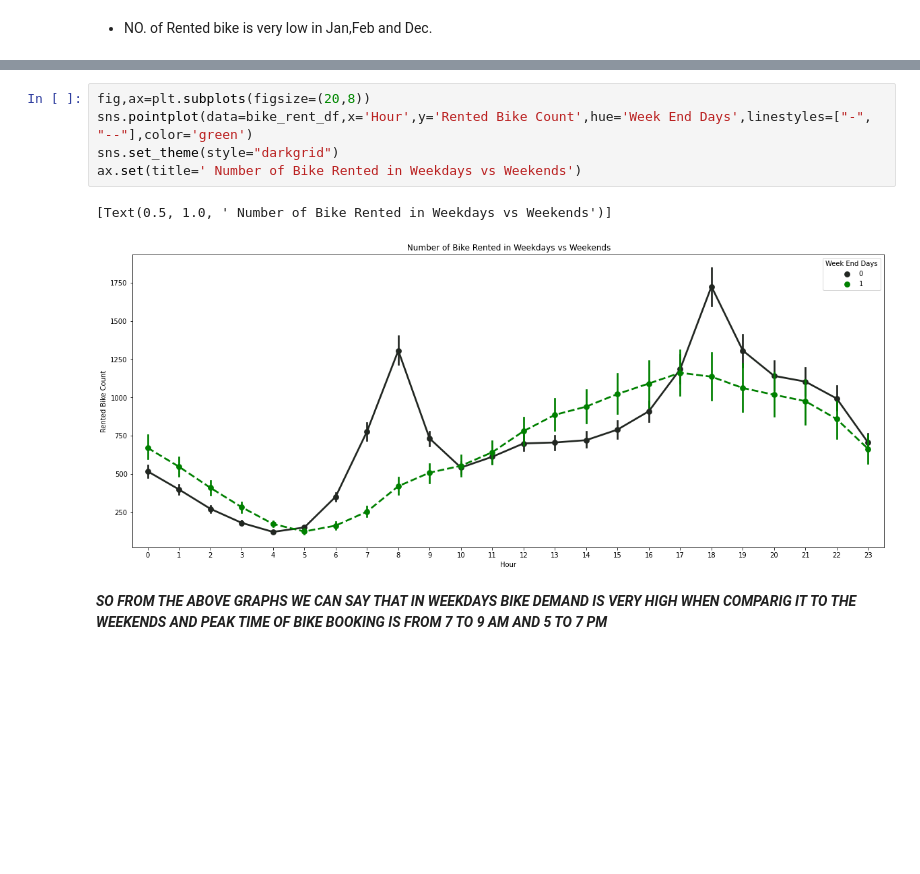
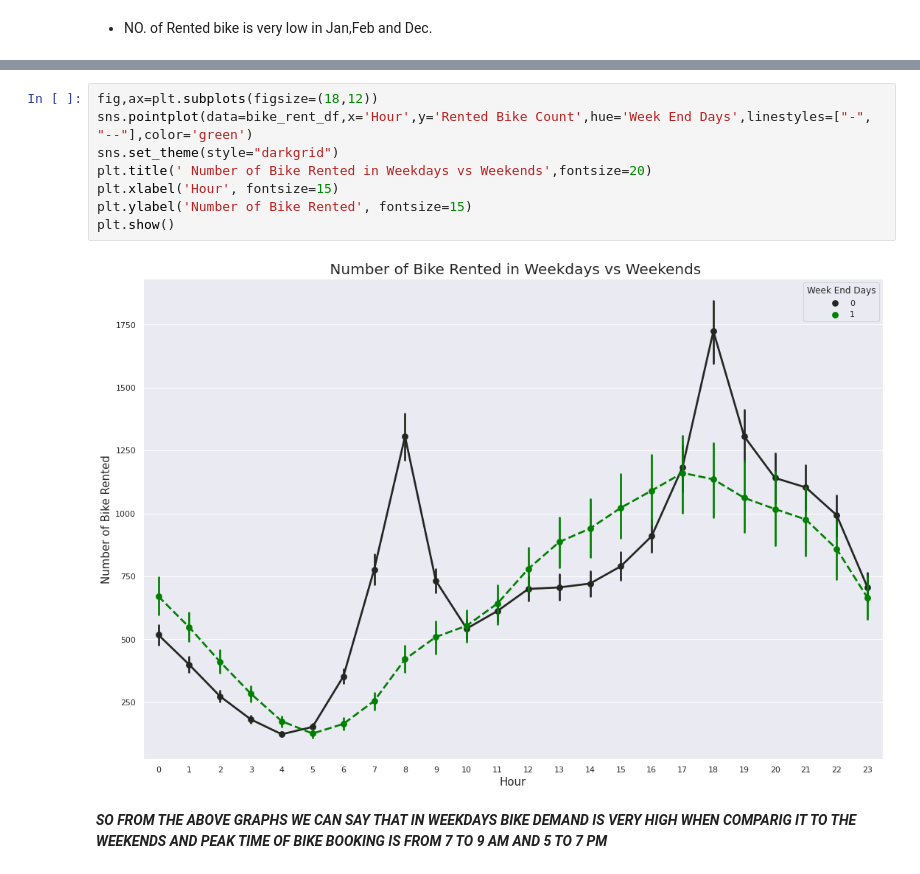
Before and after one commit to pratyushkumarrath/Bike-Sharing-Demand-Prediction, a Jupyter notebook: Bike_Sharing_Demand_Prediction_Capstone_Project.ipynb, the cells around one changed output, grey strips where cells are left out. Cells and saved outputs as stored; diff of their text form; blank space fills up the shorter version.

```diff
--- a/Bike_Sharing_Demand_Prediction_Capstone_Project.ipynb
+++ b/Bike_Sharing_Demand_Prediction_Capstone_Project.ipynb
@@ -391,13 +403,15 @@ plt.show()
 # %% [output]
 [figure]
 # %%
-fig,ax=plt.subplots(figsize=(20,8))
+fig,ax=plt.subplots(figsize=(18,12))
 sns.pointplot(data=bike_rent_df,x='Hour',y='Rented Bike Count',hue='Week End Days',linestyles=["-", "--"],color='green')
 sns.set_theme(style="darkgrid")
-ax.set(title=' Number of Bike Rented in Weekdays vs Weekends')
+plt.title(' Number of Bike Rented in Weekdays vs Weekends',fontsize=20)
+plt.xlabel('Hour', fontsize=15)
+plt.ylabel('Number of Bike Rented', fontsize=15)
+plt.show()
 # %% [output]
-[Text(0.5, 1.0, ' Number of Bike Rented in Weekdays vs Weekends')]
-[figure, old version]
+[figure, new version]
 # %% [markdown]
 ***SO FROM THE ABOVE GRAPHS WE CAN SAY THAT IN WEEKDAYS BIKE DEMAND IS VERY HIGH WHEN COMPARIG IT TO THE WEEKENDS AND PEAK TIME OF BIKE BOOKING IS FROM 7 TO 9 AM AND 5 TO 7 PM***
 # %%
```
Also changed, not shown: parts of 24 cells of this notebook.
